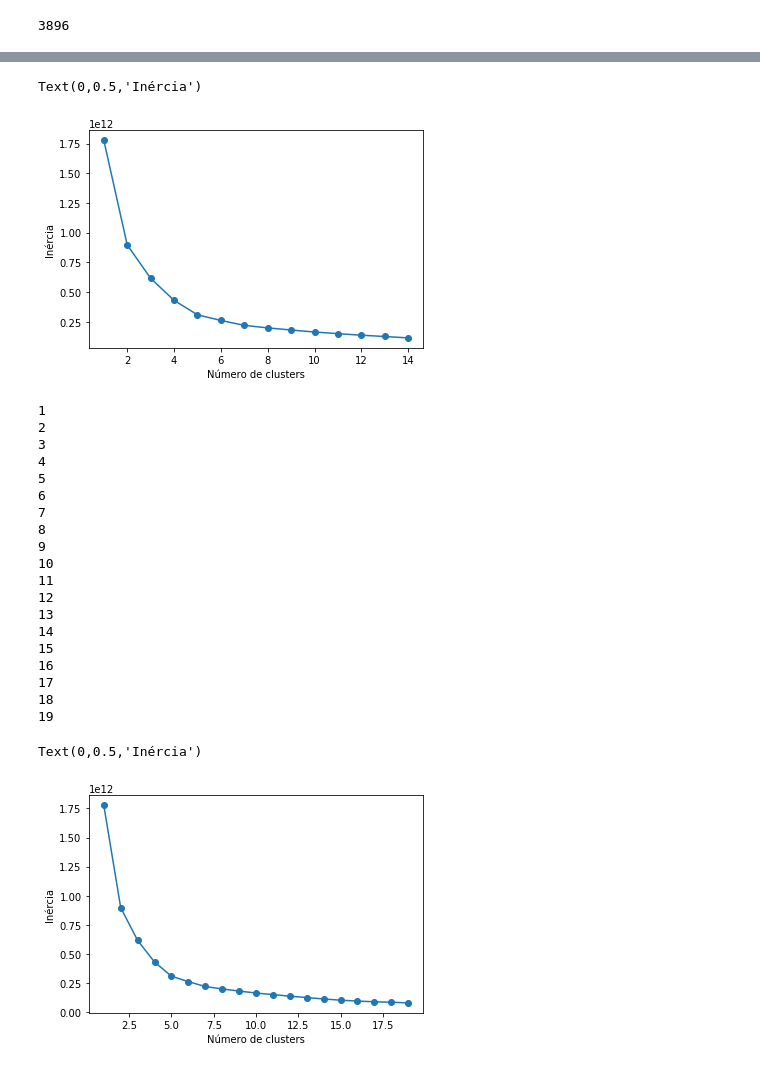
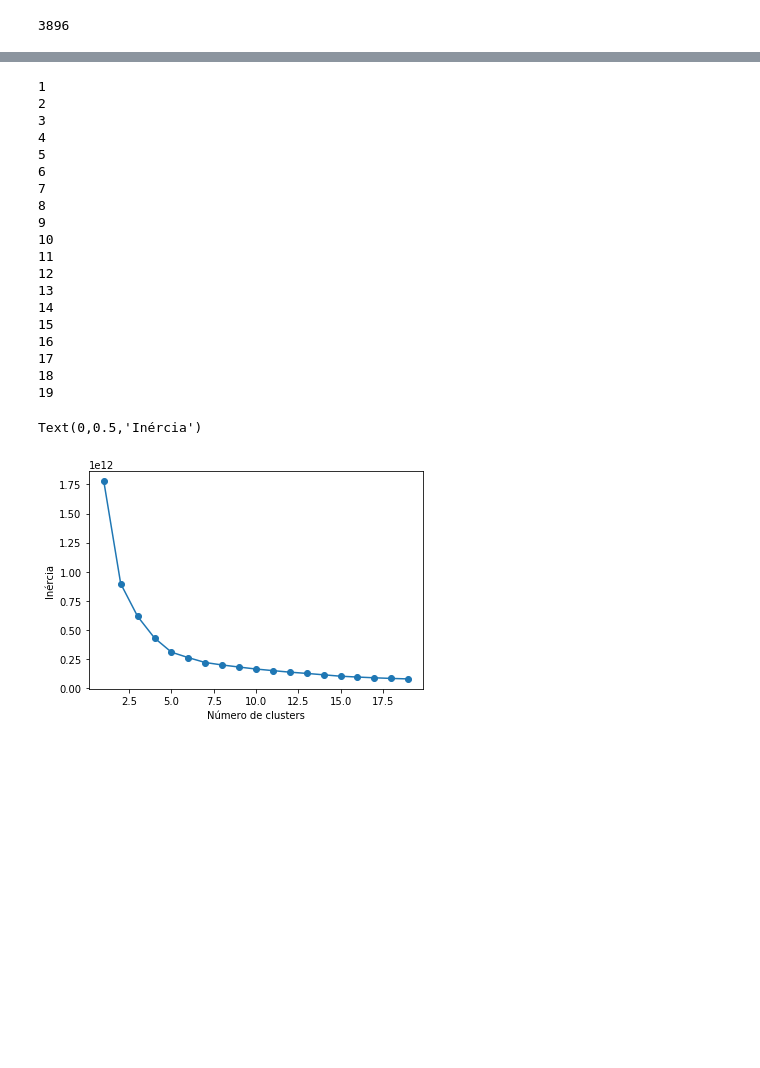
Before and after one commit to SkyNetRecruits/online_retail_dataset, a Jupyter notebook: Untitled.ipynb, the cells around one changed output, grey strips where cells are left out. Cells and saved outputs as stored; diff of their text form; code cells hidden in the pictures; blank space fills up the shorter version.

Commit message:
Update kmeanss

```diff
--- a/Untitled.ipynb
+++ b/Untitled.ipynb
@@ -136,6 +173,11 @@ np_description = df['Country'].unique()
 i = 0
 for i in range(df['Country'].unique().size):
     df.replace(np_description[i],float(i),inplace = True)
+# %%
+np_description = df['StockCode'].unique()
+i = 0
+for i in range(df['StockCode'].unique().size):
+    df.replace(np_description[i],float(i),inplace = True)
 # %%
 df.info()
 # %% [output]
@@ -164,4 +206,4 @@ df.head()
 # %%
-df = df.drop(['InvoiceNo','StockCode','InvoiceDate'], axis=1)
+df = df.drop(['InvoiceNo','InvoiceDate'], axis=1)
 df.head()
 # %% [output]
@@ -176,0 +222,2 @@ sns.heatmap(df.corr(),annot=True,cmap=sns.cm.rocket_r)
+# %%
+df = df.drop(['StockCode'], axis=1)
@@ -177,48 +233,34 @@ sns.heatmap(df.corr(),annot=True,cmap=sns.cm.rocket_r)
 # %%
 from sklearn.cluster import KMeans
-from sklearn.pipeline import make_pipeline
 inertias = []
-ks = range(1, 15)
+ks = range(1, 20)
 for i in ks:
     kmeans = KMeans(n_clusters=i)
     kmeans.fit(df)
     inertias.append(kmeans.inertia_)
+    print(i)
 plt.plot(ks, inertias, '-o')
 plt.xlabel('Número de clusters')
 plt.ylabel('Inércia')
 # %% [output]
-Text(0,0.5,'Inércia')
+1
+2
+3
+4
+5
+6
+7
+8
+9
+10
+11
+12
+13
+14
+15
+16
+17
+18
+19
+Text(0,0.5,'Inércia')
-[figure, old version]
+[figure, new version]
-# %%
-inertias = []
-ks = range(1, 20)
-for i in ks:
-    kmeans = KMeans(n_clusters=i)
-    kmeans.fit(df)
-    inertias.append(kmeans.inertia_)
-    print(i)
-plt.plot(ks, inertias, '-o')
-plt.xlabel('Número de clusters')
-plt.ylabel('Inércia')
-# %% [output]
-1
-2
-3
-4
-5
-6
-7
-8
-9
-10
-11
-12
-13
-14
-15
-16
-17
-18
-19
-Text(0,0.5,'Inércia')
-[figure, removed]
```
Also changed, not shown: parts of 14 cells of this notebook.
